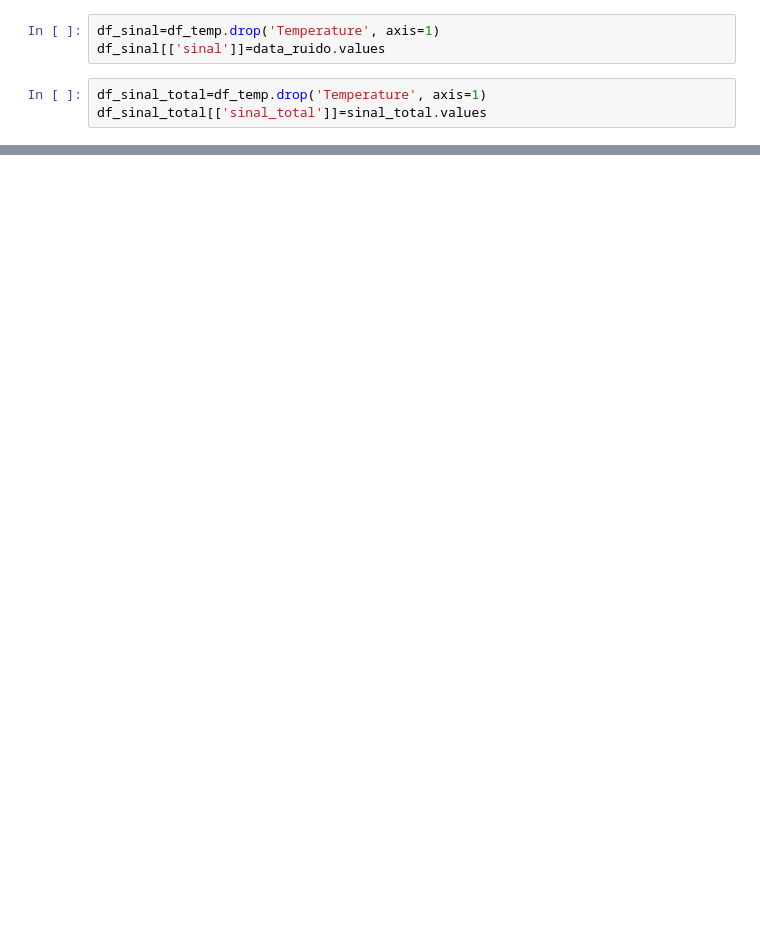
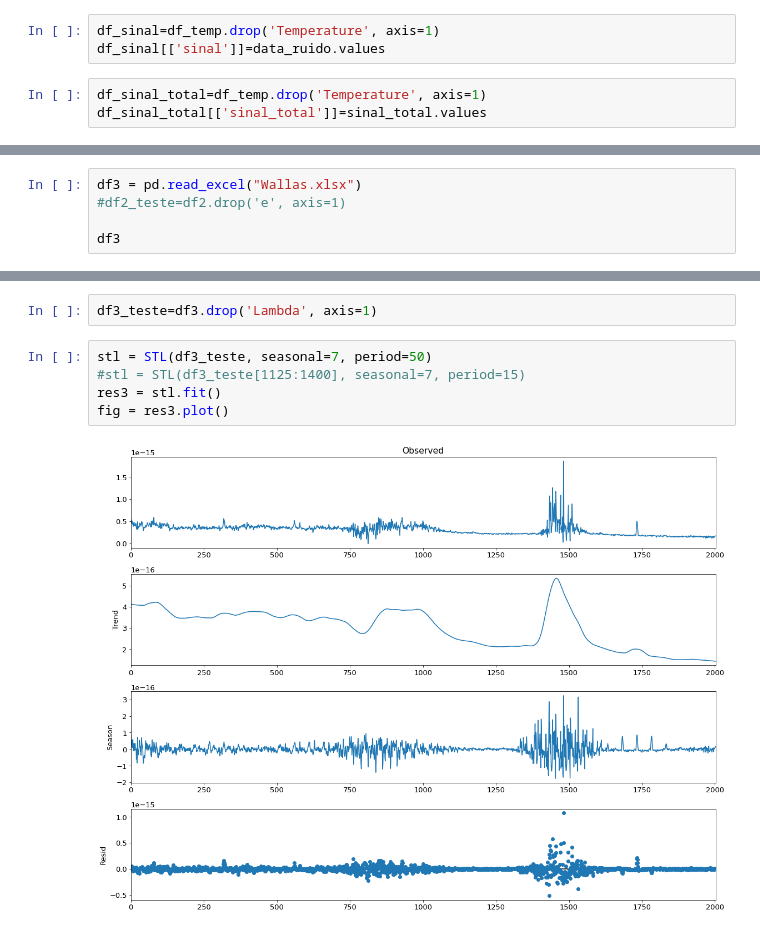
Before and after one commit to JuWhoo/series_temporais_arima, a Jupyter notebook: sinal_ruido_teste.ipynb, the cells around one changed output, grey strips where cells are left out. Cells and saved outputs as stored; diff of their text form; blank space fills up the shorter version.

```diff
--- a/sinal_ruido_teste.ipynb
+++ b/sinal_ruido_teste.ipynb
@@ -209,0 +234,5 @@ plt.show()
+# %%
+df3 = pd.read_excel("Wallas.xlsx")
+#df2_teste=df2.drop('e', axis=1)
+
+df3
@@ -209,0 +253,9 @@ plt.show()
+# %%
+df3_teste=df3.drop('Lambda', axis=1)
+# %%
+stl = STL(df3_teste, seasonal=7, period=50)
+#stl = STL(df3_teste[1125:1400], seasonal=7, period=15)
+res3 = stl.fit()
+fig = res3.plot()
+# %% [output]
+[figure, added]
```
Also changed, not shown: parts of 32 cells of this notebook, 4 other files.
